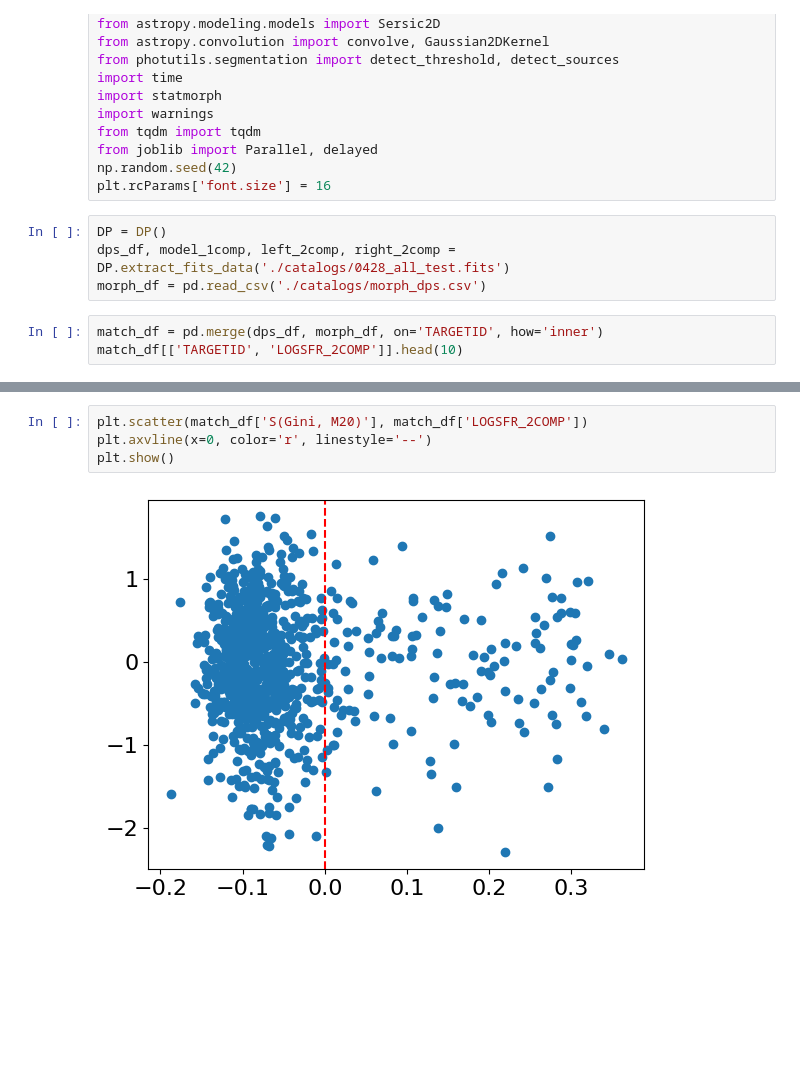
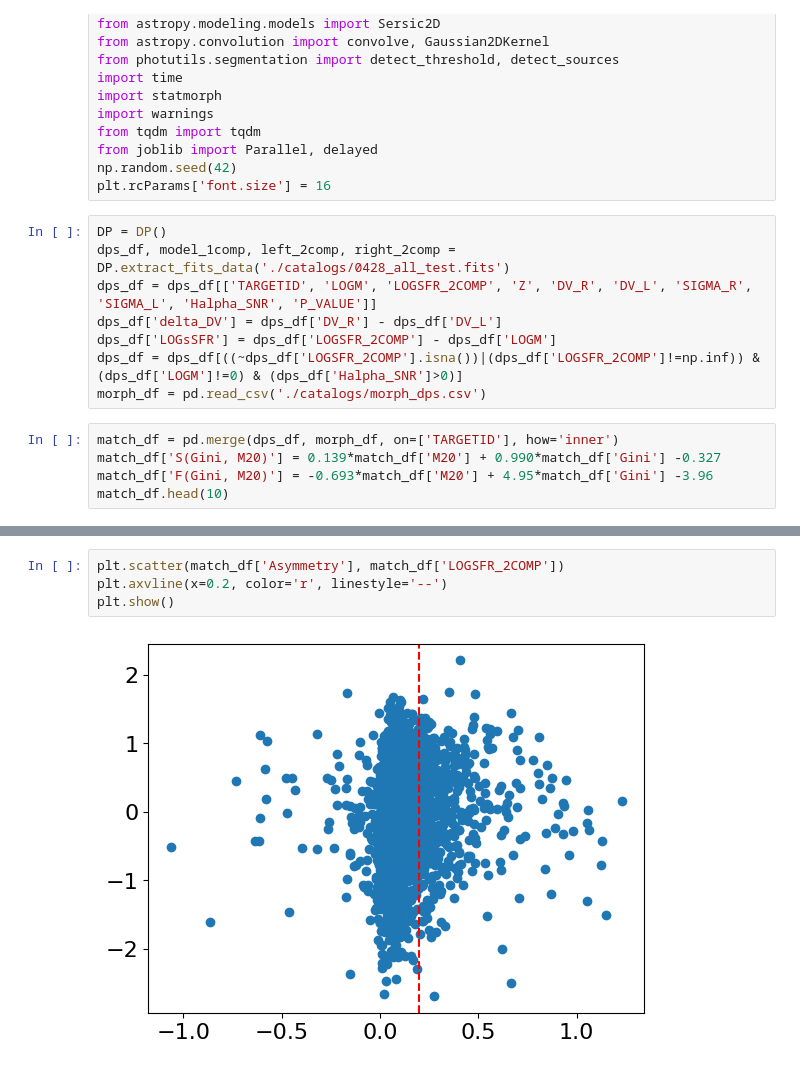
Before and after one commit to hyp0515/searching_inflow, a Jupyter notebook: merger_dp_rate.ipynb, the cells around one changed output, grey strips where cells are left out. Drawn from its saved outputs; the diff is of its cells as text; blank space fills up the shorter version.

```diff
--- a/merger_dp_rate.ipynb
+++ b/merger_dp_rate.ipynb
@@ -26,8 +26,14 @@ plt.rcParams['font.size'] = 16
 # %%
 DP = DP()
 dps_df, model_1comp, left_2comp, right_2comp = DP.extract_fits_data('./catalogs/0428_all_test.fits')
+dps_df = dps_df[['TARGETID', 'LOGM', 'LOGSFR_2COMP', 'Z', 'DV_R', 'DV_L', 'SIGMA_R', 'SIGMA_L', 'Halpha_SNR', 'P_VALUE']]
+dps_df['delta_DV'] = dps_df['DV_R'] - dps_df['DV_L']
+dps_df['LOGsSFR'] = dps_df['LOGSFR_2COMP'] - dps_df['LOGM']
+dps_df = dps_df[((~dps_df['LOGSFR_2COMP'].isna())|(dps_df['LOGSFR_2COMP']!=np.inf)) & (dps_df['LOGM']!=0) & (dps_df['Halpha_SNR']>0)]
 morph_df = pd.read_csv('./catalogs/morph_dps.csv')
 # %%
-match_df = pd.merge(dps_df, morph_df, on='TARGETID', how='inner')
-match_df[['TARGETID', 'LOGSFR_2COMP']].head(10)
+match_df = pd.merge(dps_df, morph_df, on=['TARGETID'], how='inner')
+match_df['S(Gini, M20)'] = 0.139*match_df['M20'] + 0.990*match_df['Gini'] -0.327
+match_df['F(Gini, M20)'] = -0.693*match_df['M20'] + 4.95*match_df['Gini'] -3.96
+match_df.head(10)
 # %% [output]
@@ -52,6 +75,6 @@ plt.show()
 # %%
-plt.scatter(match_df['S(Gini, M20)'], match_df['LOGSFR_2COMP'])
-plt.axvline(x=0, color='r', linestyle='--')
+plt.scatter(match_df['Asymmetry'], match_df['LOGSFR_2COMP'])
+plt.axvline(x=0.2, color='r', linestyle='--')
 plt.show()
 # %% [output]
-[figure, old version]
+[figure, new version]
```
Also changed, not shown: parts of 17 cells of this notebook, 7 other files.
